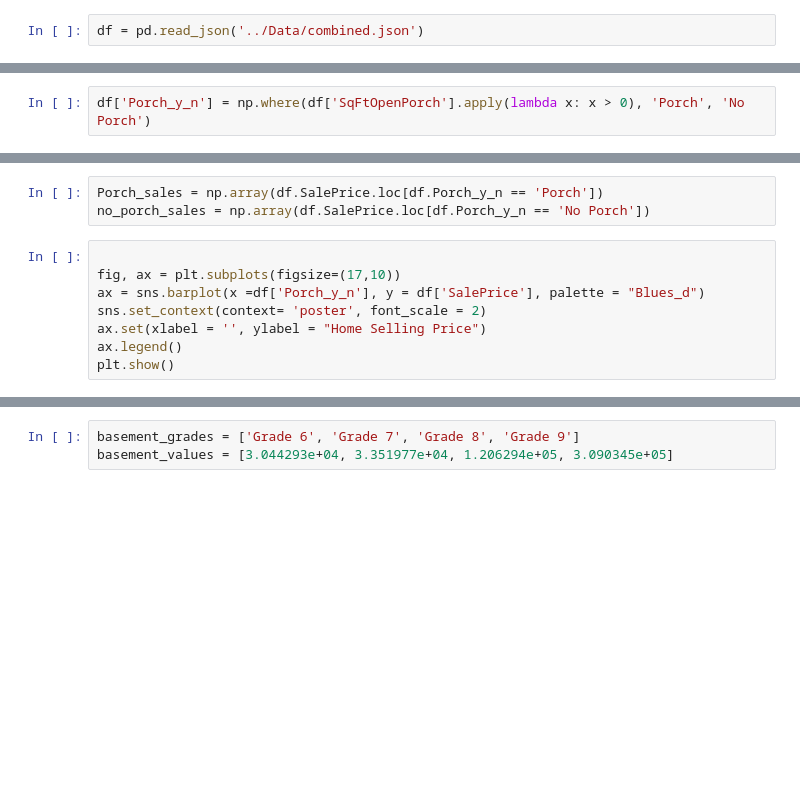
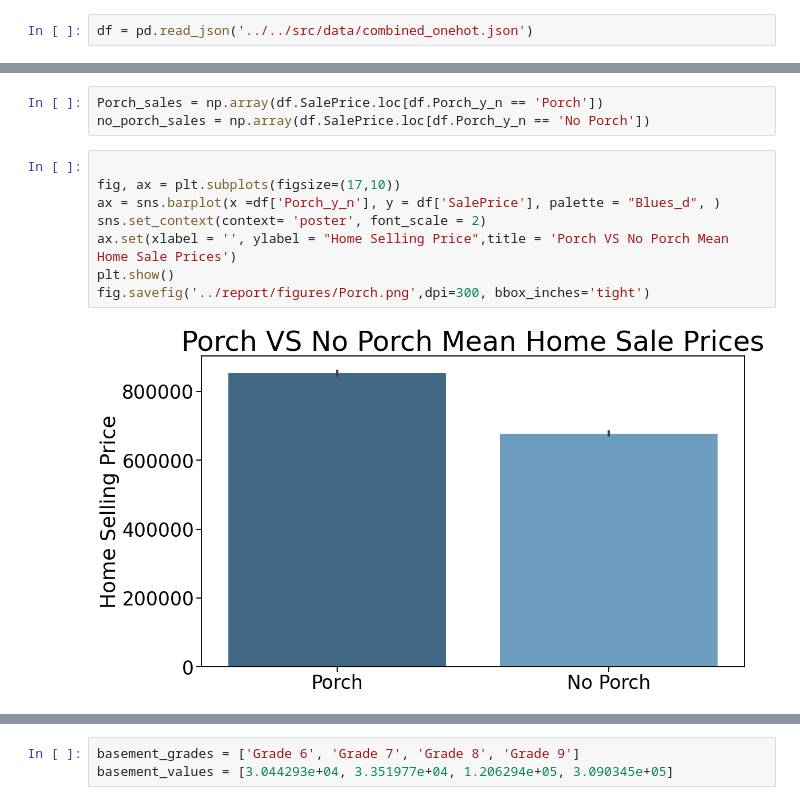
Before and after one commit to howen7/KingHousing, a Jupyter notebook: notebooks/exploratory/presentation_hunter.ipynb, the cells around one changed output, grey strips where cells are left out. Cells and saved outputs as stored; diff of their text form; blank space fills up the shorter version.

```diff
--- a/notebooks/exploratory/presentation_hunter.ipynb
+++ b/notebooks/exploratory/presentation_hunter.ipynb
@@ -4,4 +4,4 @@ import seaborn as sns
 import pandas as pd
 import numpy as np
 # %%
-df = pd.read_json('../Data/combined.json')
+df = pd.read_json('../../src/data/combined_onehot.json')
@@ -24,5 +8,3 @@ df.head()
-# %%
-df['Porch_y_n'] = np.where(df['SqFtOpenPorch'].apply(lambda x: x > 0), 'Porch', 'No Porch')
 # %%
 df['Porch_y_n'] = np.where(df['SqFtOpenPorch'].apply(lambda x: x > 0), 'Porch', 'No Porch')
 # %%
@@ -31,8 +13,10 @@ no_porch_sales = np.array(df.SalePrice.loc[df.Porch_y_n == 'No Porch'])
 # %%
 
 fig, ax = plt.subplots(figsize=(17,10))
-ax = sns.barplot(x =df['Porch_y_n'], y = df['SalePrice'], palette = "Blues_d")
+ax = sns.barplot(x =df['Porch_y_n'], y = df['SalePrice'], palette = "Blues_d", )
 sns.set_context(context= 'poster', font_scale = 2)
-ax.set(xlabel = '', ylabel = "Home Selling Price")
-ax.legend()
+ax.set(xlabel = '', ylabel = "Home Selling Price",title = 'Porch VS No Porch Mean Home Sale Prices')
 plt.show()
+fig.savefig('../report/figures/Porch.png',dpi=300, bbox_inches='tight')
+# %% [output]
+[figure, added]
```
Also changed, not shown: parts of 14 cells of this notebook, 6 other files.
